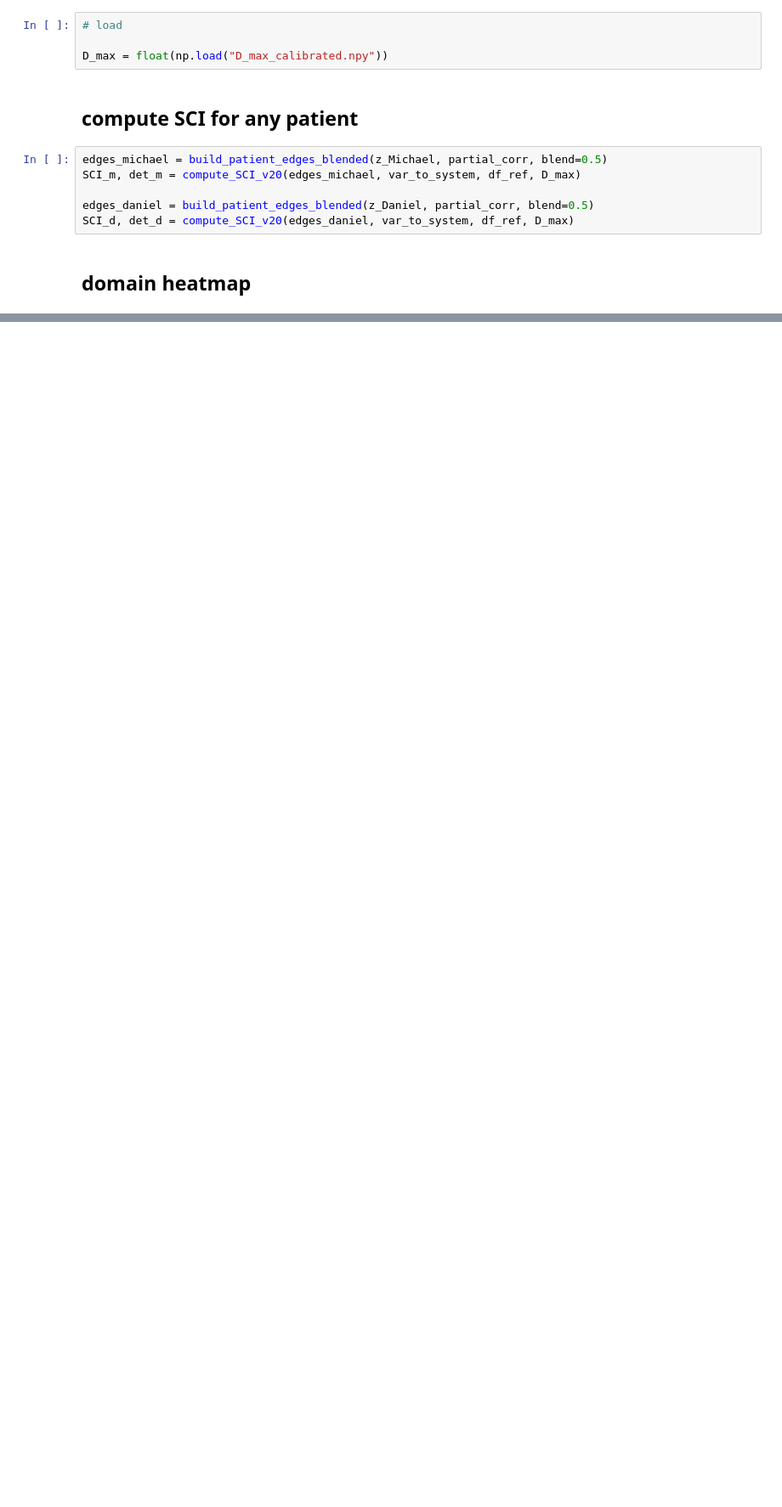
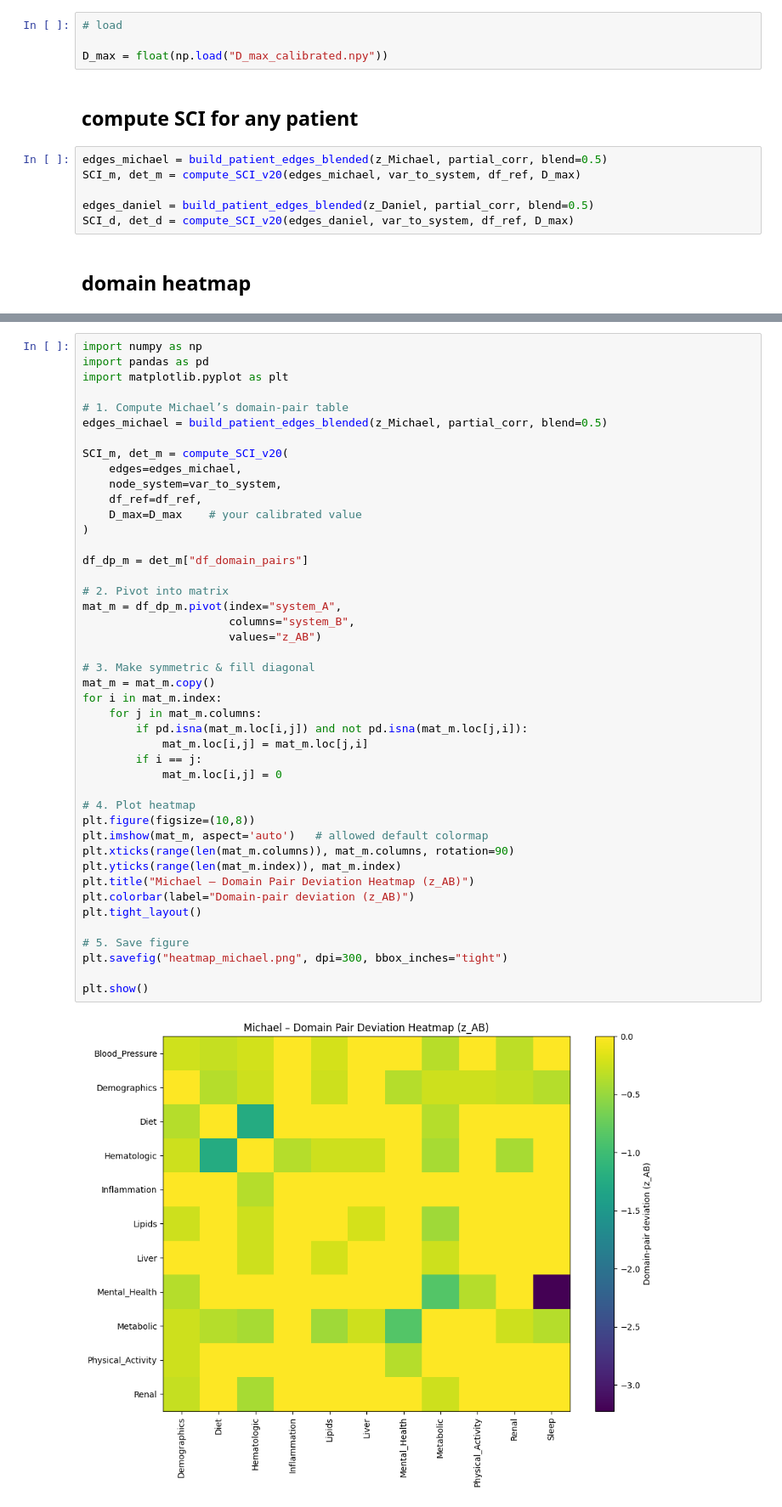
Before and after one commit to JACKMCDONNELL/python-learning, a Jupyter notebook: network/NHANES/NHANES_network.ipynb, the cells around one changed output, grey strips where cells are left out. Shown: that part at 85% size. Saved outputs shown, nothing was run; the diff lists cells and outputs as text; blank space fills up the shorter version.

```diff
--- a/network/NHANES/NHANES_network.ipynb
+++ b/network/NHANES/NHANES_network.ipynb
@@ -1241,0 +1247,46 @@ plt.show()
+# %%
+import numpy as np
+import pandas as pd
+import matplotlib.pyplot as plt
+
+# 1. Compute Michael’s domain-pair table
+edges_michael = build_patient_edges_blended(z_Michael, partial_corr, blend=0.5)
+
+SCI_m, det_m = compute_SCI_v20(
+    edges=edges_michael,
+    node_system=var_to_system,
+    df_ref=df_ref,
+    D_max=D_max    # your calibrated value
+)
+
+df_dp_m = det_m["df_domain_pairs"]
+
+# 2. Pivot into matrix
+mat_m = df_dp_m.pivot(index="system_A",
+                      columns="system_B",
+                      values="z_AB")
+
+# 3. Make symmetric & fill diagonal
+mat_m = mat_m.copy()
+for i in mat_m.index:
+    for j in mat_m.columns:
+        if pd.isna(mat_m.loc[i,j]) and not pd.isna(mat_m.loc[j,i]):
+            mat_m.loc[i,j] = mat_m.loc[j,i]
+        if i == j:
+            mat_m.loc[i,j] = 0
+
+# 4. Plot heatmap
+plt.figure(figsize=(10,8))
+plt.imshow(mat_m, aspect='auto')   # allowed default colormap
+plt.xticks(range(len(mat_m.columns)), mat_m.columns, rotation=90)
+plt.yticks(range(len(mat_m.index)), mat_m.index)
+plt.title("Michael – Domain Pair Deviation Heatmap (z_AB)")
+plt.colorbar(label="Domain-pair deviation (z_AB)")
+plt.tight_layout()
+
+# 5. Save figure
+plt.savefig("heatmap_michael.png", dpi=300, bbox_inches="tight")
+
+plt.show()
+# %% [output]
+[figure, added]
```
Also changed, not shown: parts of 3 cells of this notebook.
